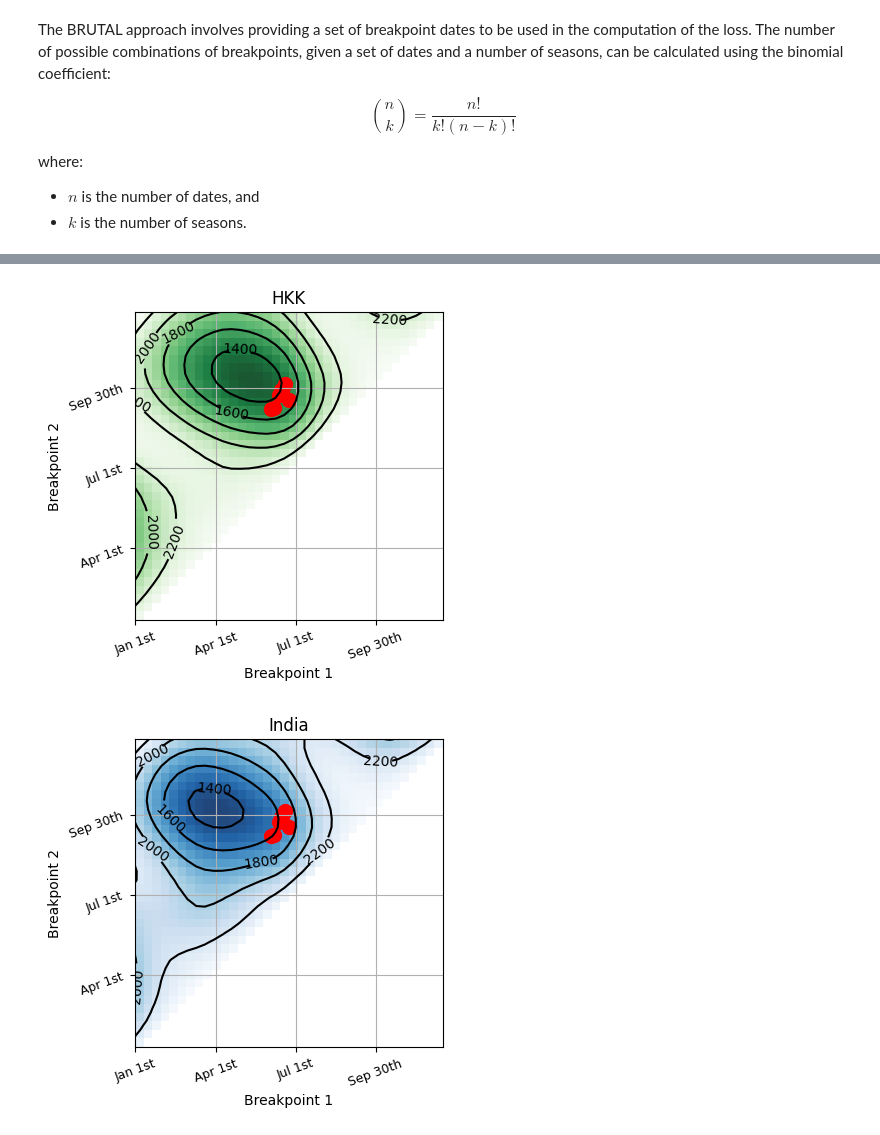
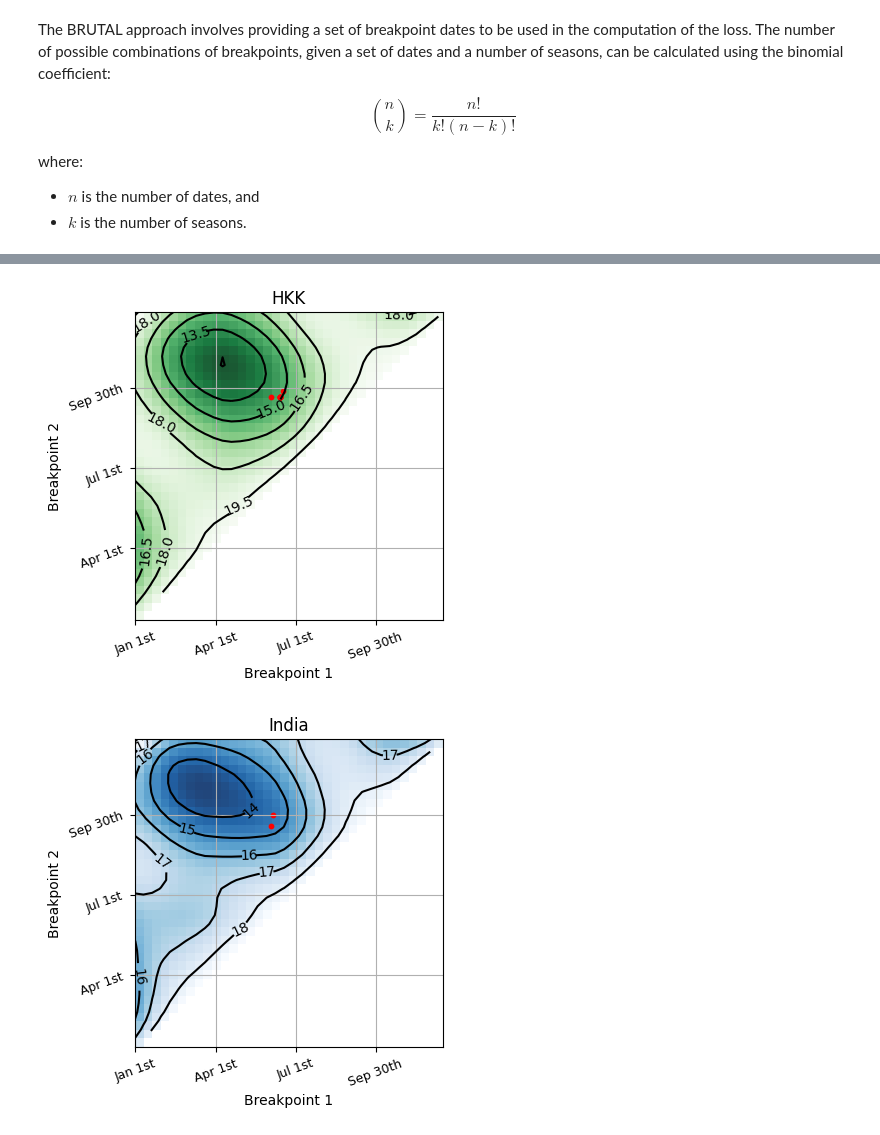
Before and after one commit to JGrassi97/XSeasonsDetect, a Jupyter notebook: notebooks/04bis_clustering_BRUTAL.ipynb, the cells around one changed output, grey strips where cells are left out. Saved outputs shown, nothing was run; the diff lists cells and outputs as text; code cells hidden in the pictures.

```diff
--- a/notebooks/04bis_clustering_BRUTAL.ipynb
+++ b/notebooks/04bis_clustering_BRUTAL.ipynb
@@ -120,8 +120,9 @@ vmin = min(z_all.min(), z_IND.min(), z_HKK.min(), z_HIM.min())
 vmax = max(z_all.max(), z_IND.max(), z_HKK.max(), z_HIM.max())
 # %%
 clustering_params = {
-        'iters' : 20,
+        'iters' : 200,
         'n_seas': n_seasons,
+        'min_len': 10,
         'metric': 'cosine',
     }
 
@@ -137,7 +136,3 @@ breakpoints_old_clip.rio.write_crs("epsg:4326", inplace=True)
 breakpoints_old_clip_IND = breakpoints_old_clip.rio.clip(country_boundary.geometry.apply(mapping), country_boundary.crs, drop=True)
 breakpoints_old_clip_HKK = breakpoints_old_clip.rio.clip(hkkh_boundary[hkkh_boundary.short_name=='hkk'].geometry.apply(mapping), hkkh_boundary[hkkh_boundary.short_name=='hkk'].crs, drop=True)
 breakpoints_old_clip_HIM = breakpoints_old_clip.rio.clip(hkkh_boundary[hkkh_boundary.short_name=='him'].geometry.apply(mapping), hkkh_boundary[hkkh_boundary.short_name=='him'].crs, drop=True)
-# %%
-for bp in breakpoints_old_clip_HKK.values[0,:,:]:
-
-    plt.scatter(bp[0], bp[1], c='r', s=100)
@@ -163,7 +156,7 @@ for i in range(len(np.unique(x))):
 
 
 
-for Z, cmap,name in zip([Z_HIM, Z_HKK, Z_IND], ['Greys_r', 'Greens_r', 'Blues_r'], ['HIM', 'HKK', 'India']):
+for Z, cmap,name, bp_old in zip([Z_HIM, Z_HKK, Z_IND], ['Greys_r', 'Greens_r', 'Blues_r'], ['HIM', 'HKK', 'India'], [breakpoints_old_clip_HIM, breakpoints_old_clip_HKK, breakpoints_old_clip_IND]):
     plt.figure(figsize=(8, 4))
     contour= plt.contour(X, Y, Z, levels=5, colors='black')
 
@@ -183,7 +176,7 @@ for Z, cmap,name in zip([Z_HIM, Z_HKK, Z_IND], ['Greys_r', 'Greens_r', 'Blues_r'
     ax.set_xticks(ticks=np.linspace(1,365,5), labels=[day_of_year_to_date(x) for x in np.linspace(1,365,5)], rotation=20, fontsize=9)
     ax.set_yticks(ticks=np.linspace(1,365,5), labels=[day_of_year_to_date(x) for x in np.linspace(1,365,5)], rotation=20, fontsize=9)
 
-    for bp in breakpoints_old_clip_HKK.values[0,:,:]:
+    for bp in bp_old.values[0,:,:]:
 
-        plt.scatter(bp[0], bp[1], c='r', s=100)
+        plt.scatter(bp[0], bp[1], c='r', s=10)
 # %% [output]
@@ -191,5 +184,5 @@ for Z, cmap,name in zip([Z_HIM, Z_HKK, Z_IND], ['Greys_r', 'Greens_r', 'Blues_r'
-[figure, old version]
+[figure, new version]
-[figure, old version]
+[figure, new version]
 # %%
 # # Load country boundary data
 # silhouette_scores_da_clip = silhouette_scores_da.rio.set_spatial_dims(x_dim="lon", y_dim="lat", inplace=True)
```
Also changed, not shown: parts of 5 cells of this notebook, 7 other files.
